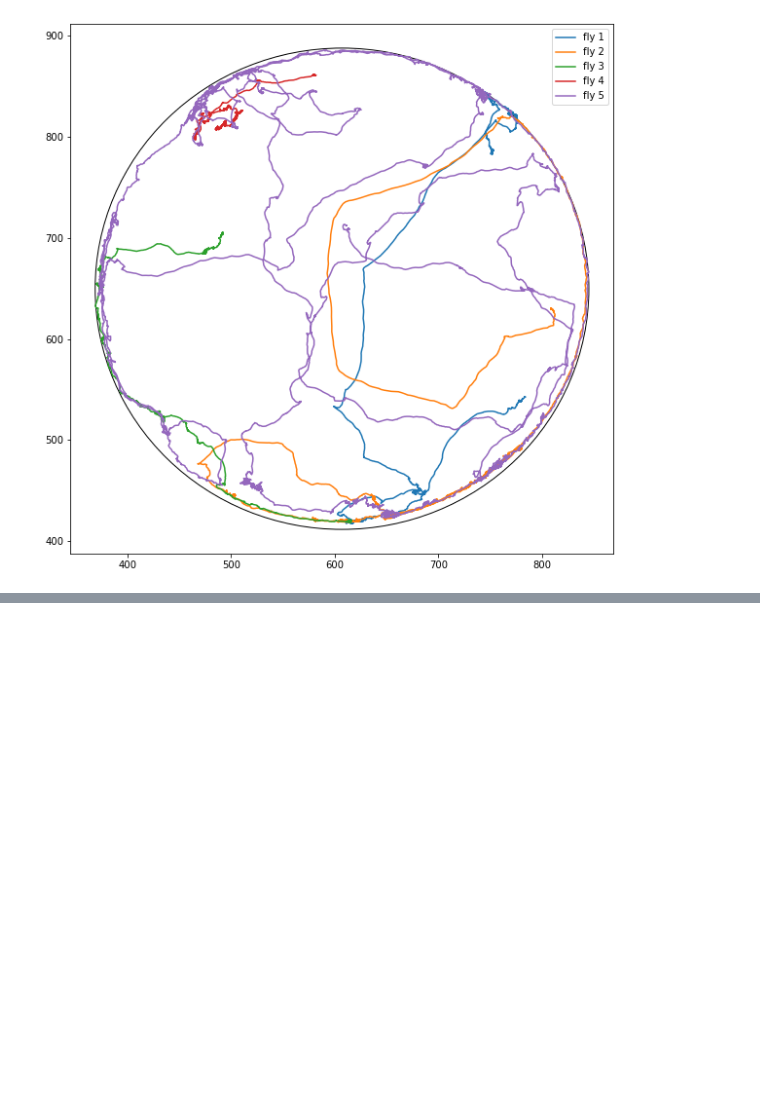
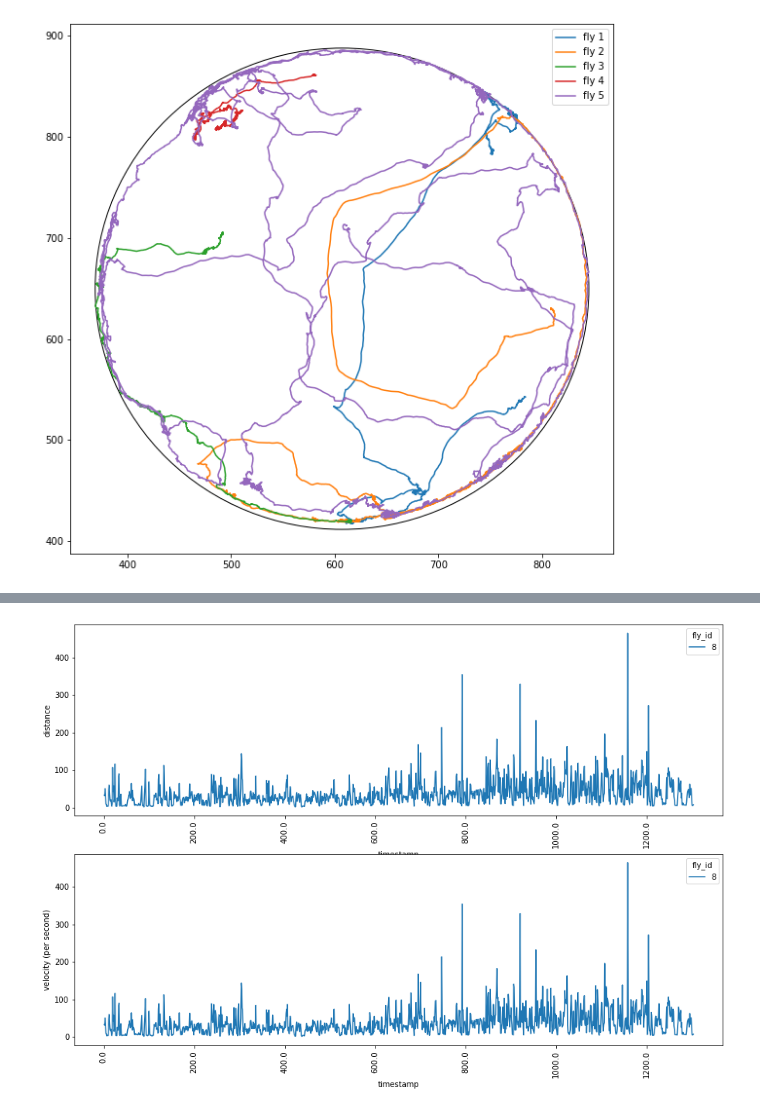
Before and after one commit to andystopia/motra, a Jupyter notebook: example.ipynb, the cells around one changed output, grey strips where cells are left out. Cells and saved outputs as stored; diff of their text form; code cells hidden in the pictures; blank space fills up the shorter version.

```diff
--- a/example.ipynb
+++ b/example.ipynb
@@ -56,0 +64,3 @@ motra.visualize_stats(stats[stats["fly_id"] < 8])
+# %%
+stats_2 = motra.stats(arena_2)
+stats_2
@@ -56,0 +81,4 @@ motra.visualize_stats(stats[stats["fly_id"] < 8])
+# %%
+motra.visualize_stats(stats_2)
+# %% [output]
+[figure, added]
```
Also changed, not shown: parts of 12 cells of this notebook, 3 other files.
